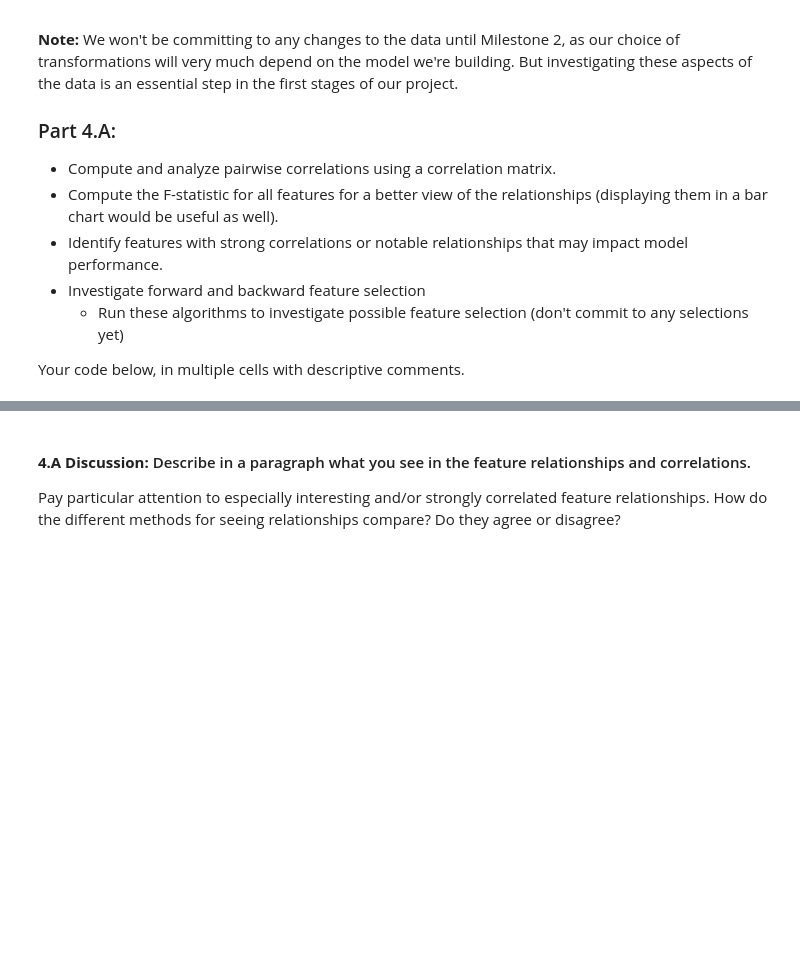
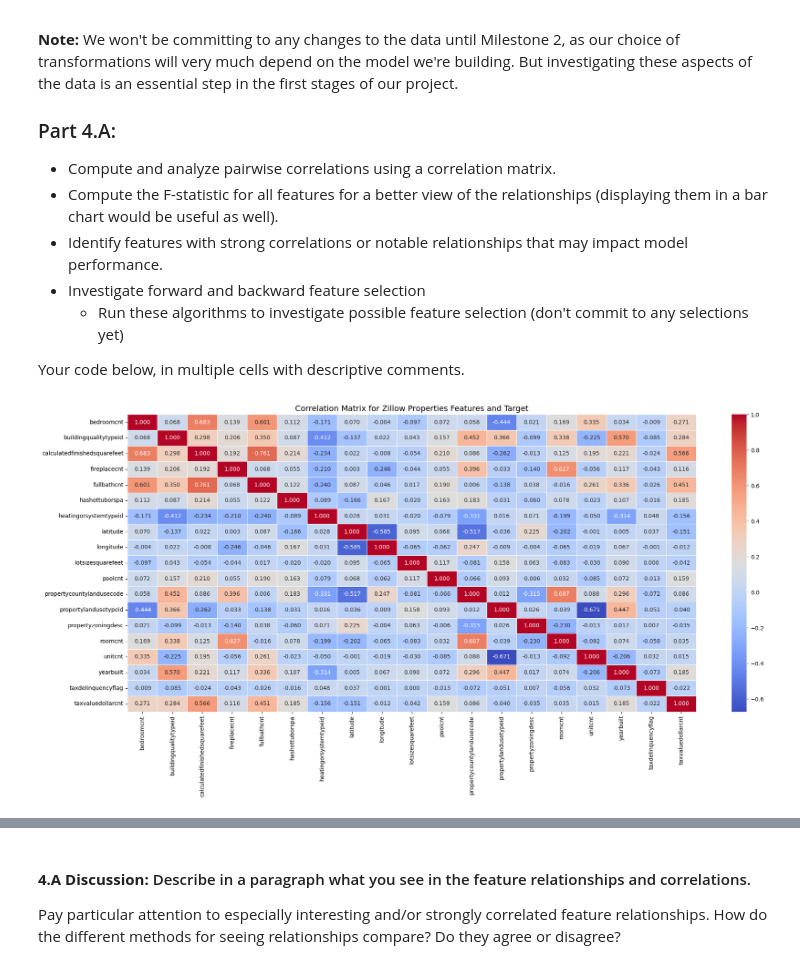
Before and after one commit to alyssatntran/dx603-final-project-group-38, a Jupyter notebook: Milestone_01.ipynb, the cells around one changed output, grey strips where cells are left out. Cells and saved outputs as stored; diff of their text form; code cells hidden in the pictures; blank space fills up the shorter version.

```diff
--- a/Milestone_01.ipynb
+++ b/Milestone_01.ipynb
@@ -604,3 +605,18 @@ In this part, we will investigate the feature relationships as a way of understa
         - Run these algorithms to investigate possible feature selection (don't commit to any selections yet)
 
 Your code below, in multiple cells with descriptive comments.
+# %%
+#Generating a correlation matrix
+corr_matrix = df_clean.corr()
+
+#Plotting the correlation matrix as a heatmap
+plt.figure(figsize=(20, 10))
+sns.heatmap(corr_matrix, annot=True, cmap="coolwarm", cbar=True, fmt=".3f",
+            linewidths=0.5, xticklabels=corr_matrix.columns, yticklabels=corr_matrix.index)
+
+# Adding a title and ensuring the figure shows correctly
+plt.title("Correlation Matrix for Zillow Properties Features and Target", fontsize=14)
+plt.tight_layout()
+plt.show()
+# %% [output]
+[figure, added]
```
Also changed, not shown: parts of 12 cells of this notebook.
